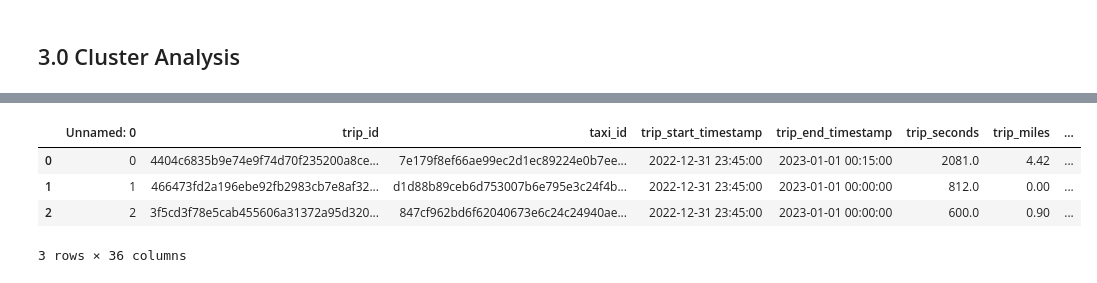
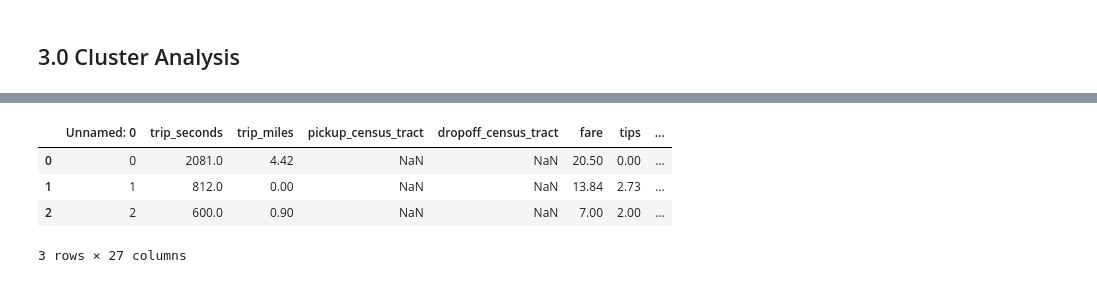
Before and after one commit to madxox/AAA_Teamassignment, a Jupyter notebook: 03_cluster_analysis.ipynb, the cells around one changed output, grey strips where cells are left out. Saved outputs shown, nothing was run; the diff lists cells and outputs as text; code cells hidden in the pictures.

Commit message:
update taxi + cluster notebook
dropping unnecessary columns (for merged notebook maybe need more copies? idk)

```diff
--- a/03_cluster_analysis.ipynb
+++ b/03_cluster_analysis.ipynb
@@ -21,10 +39,10 @@ import branca.colormap as cm
 # %%
-df = pd.read_csv("data/prepped/prep_taxidata.csv")
+taxi_df = pd.read_csv("data/prepped/prep_taxidata.csv")
 # %%
-df.head(3)
+taxi_df.head(3)
 # %% [output]
-|  | Unnamed: 0 | trip_id | taxi_id | trip_start_timestamp | trip_end_timestamp | trip_seconds | trip_miles | ... |
-| 0 | 0 | 4404c6835b9e74e9f74d70f235200a8ce... | 7e179f8ef66ae99ec2d1ec89224e0b7ee... | 2022-12-31 23:45:00 | 2023-01-01 00:15:00 | 2081.0 | 4.42 | ... |
-| 1 | 1 | 466473fd2a196ebe92fb2983cb7e8af32... | d1d88b89ceb6d753007b6e795e3c24f4b... | 2022-12-31 23:45:00 | 2023-01-01 00:00:00 | 812.0 | 0.00 | ... |
-| 2 | 2 | 3f5cd3f78e5cab455606a31372a95d320... | 847cf962bd6f62040673e6c24c24940ae... | 2022-12-31 23:45:00 | 2023-01-01 00:00:00 | 600.0 | 0.90 | ... |
+|  | Unnamed: 0 | trip_seconds | trip_miles | pickup_census_tract | dropoff_census_tract | fare | tips | ... |
+| 0 | 0 | 2081.0 | 4.42 | NaN | NaN | 20.50 | 0.00 | ... |
+| 1 | 1 | 812.0 | 0.00 | NaN | NaN | 13.84 | 2.73 | ... |
+| 2 | 2 | 600.0 | 0.90 | NaN | NaN | 7.00 | 2.00 | ... |
-3 rows × 36 columns
+3 rows × 27 columns
```
Also changed, not shown: parts of 38 cells of this notebook, 1 other file.
